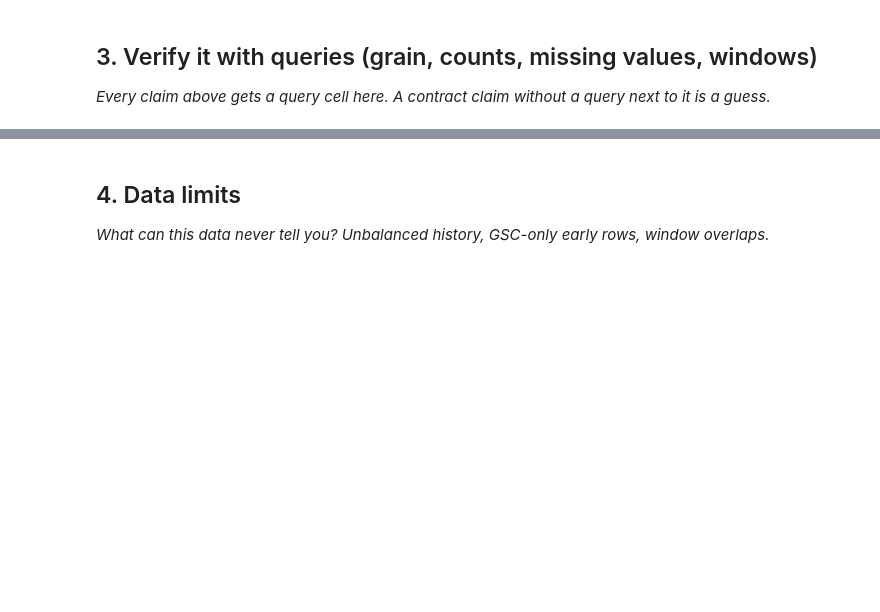
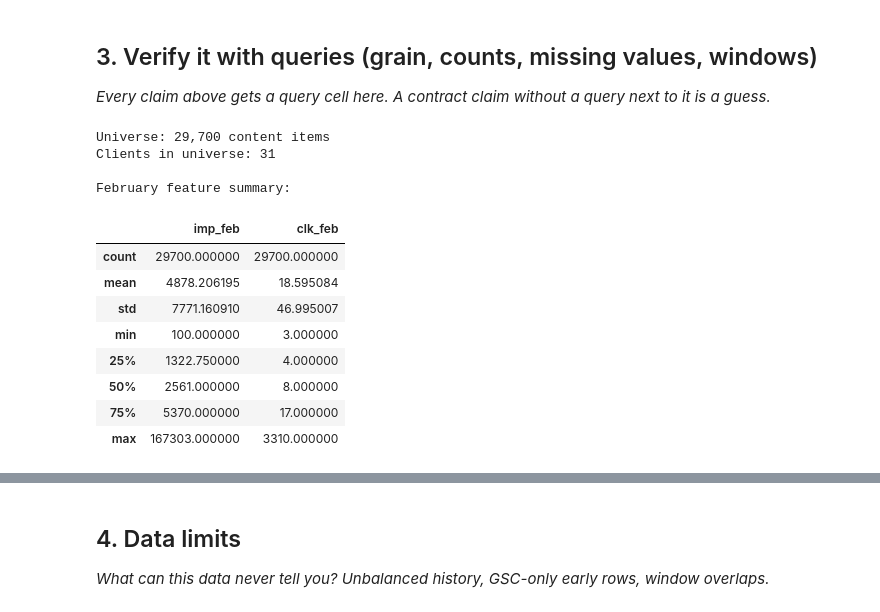
Before and after one commit to deeepanshchandra/flyrank-aiml-internship, a Jupyter notebook: work/notebooks/w03_data_contract.ipynb, the cells around one changed output, grey strips where cells are left out. Saved outputs shown, nothing was run; the diff lists cells and outputs as text; code cells hidden in the pictures; blank space fills up the shorter version.

```diff
--- a/work/notebooks/w03_data_contract.ipynb
+++ b/work/notebooks/w03_data_contract.ipynb
@@ -29,0 +196,41 @@ This skeleton is yours to fill. Work the sections **in order** — each one has
+# %%
+universe = con.sql(f"""
+WITH feb_agg AS (
+    SELECT
+        client_hash_id,
+        content_hash_id,
+        SUM(gsc_impressions) AS imp_feb,
+        SUM(gsc_clicks) AS clk_feb
+    FROM {FEB}
+    WHERE gsc_data_available
+    GROUP BY client_hash_id, content_hash_id
+    HAVING SUM(gsc_impressions) >= 100
+       AND SUM(gsc_clicks) >= 3
+)
+SELECT f.*
+FROM feb_agg f
+JOIN read_parquet('{DIM}') d
+    USING (client_hash_id, content_hash_id)
+WHERE d.is_published
+  AND d.content_created_date <= DATE '2026-02-28'
+""").df()
+
+print(f"Universe: {len(universe):,} content items")
+print(f"Clients in universe: {universe.client_hash_id.nunique()}")
+
+print("\nFebruary feature summary:")
+display(universe[["imp_feb", "clk_feb"]].describe())
+# %% [output]
+Universe: 29,700 content items
+Clients in universe: 31
+
+February feature summary:
+|  | imp_feb | clk_feb |
+| count | 29700.000000 | 29700.000000 |
+| mean | 4878.206195 | 18.595084 |
+| std | 7771.160910 | 46.995007 |
+| min | 100.000000 | 3.000000 |
+| 25% | 1322.750000 | 4.000000 |
+| 50% | 2561.000000 | 8.000000 |
+| 75% | 5370.000000 | 17.000000 |
+| max | 167303.000000 | 3310.000000 |
```
Also changed, not shown: parts of 14 cells of this notebook.
